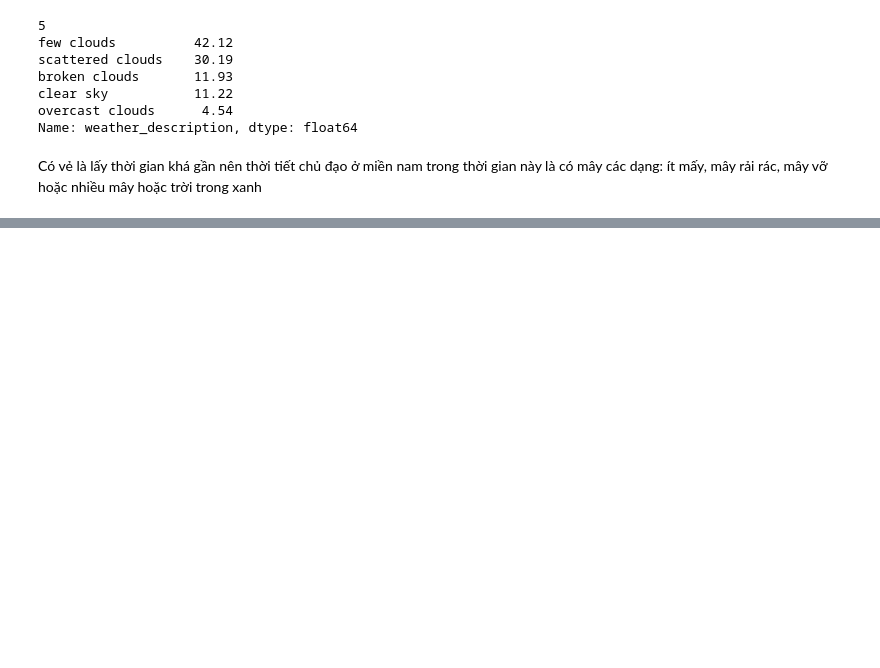
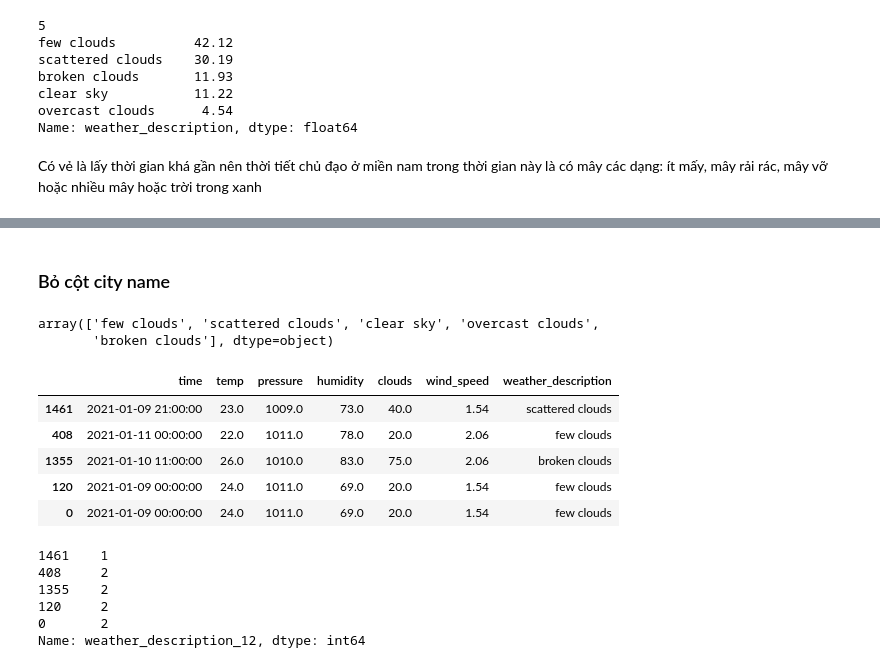
Before and after one commit to TranPhu1999/DH-NMKHDL-CK, a Jupyter notebook: Weather Prediction.ipynb, the cells around one changed output, grey strips where cells are left out. Cells and saved outputs as stored; diff of their text form; code cells hidden in the pictures; blank space fills up the shorter version.

```diff
--- a/Weather Prediction.ipynb
+++ b/Weather Prediction.ipynb
@@ -190,0 +270,46 @@ Name: weather_description_12, dtype: float64
+# %% [markdown]
+### Bỏ cột city name
+# %%
+class DropCol(BaseEstimator, TransformerMixin):
+    def _init_(self):
+        return self
+    def fit(self, X, Y = None):
+        self.unique_weather = Y.unique()
+        return self
+    def transform(self, X, Y = None):
+        temp_X_df = X.copy()
+        temp_X_df = temp_X_df.drop(columns = ['city_name'])
+        temp_Y = Y.copy()
+        # Thay bằng giá trị 0 có giá trị Y khác ngoài các giá trị Y trong unique_weather
+        for i in range(len(temp_Y)):
+            if temp_Y.iloc[i] not in self.unique_weather:
+                temp_Y.iloc[i] = 0
+        temp_Y = temp_Y.replace(self.unique_weather,range(1,6))
+        return temp_X_df, temp_Y
+# %%
+transformer = DropCol()
+transformer.fit(X_train,Y_train)
+transformer.unique_weather
+# %% [output]
+array(['few clouds', 'scattered clouds', 'clear sky', 'overcast clouds',
+       'broken clouds'], dtype=object)
+# %%
+processed_X_train_df, processed_Y_train = transformer.transform(X_train,Y_train)
+# %%
+processed_X_train_df.head()
+# %% [output]
+|  | time | temp | pressure | humidity | clouds | wind_speed | weather_description |
+| 1461 | 2021-01-09 21:00:00 | 23.0 | 1009.0 | 73.0 | 40.0 | 1.54 | scattered clouds |
+| 408 | 2021-01-11 00:00:00 | 22.0 | 1011.0 | 78.0 | 20.0 | 2.06 | few clouds |
+| 1355 | 2021-01-10 11:00:00 | 26.0 | 1010.0 | 83.0 | 75.0 | 2.06 | broken clouds |
+| 120 | 2021-01-09 00:00:00 | 24.0 | 1011.0 | 69.0 | 20.0 | 1.54 | few clouds |
+| 0 | 2021-01-09 00:00:00 | 24.0 | 1011.0 | 69.0 | 20.0 | 1.54 | few clouds |
+# %%
+processed_Y_train.head()
+# %% [output]
+1461    1
+408     2
+1355    2
+120     2
+0       2
+Name: weather_description_12, dtype: int64
```
Also changed, not shown: parts of 18 cells of this notebook.
